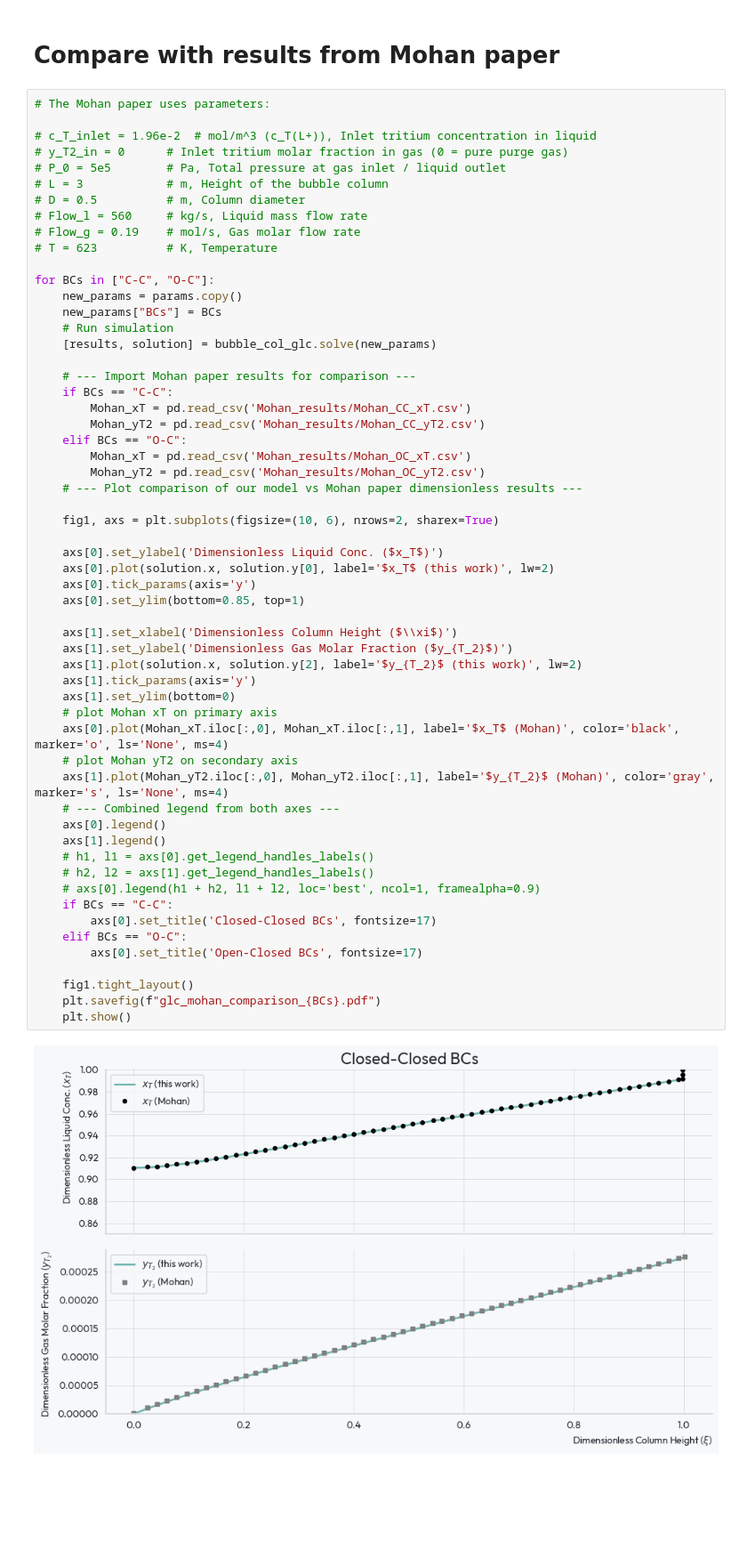
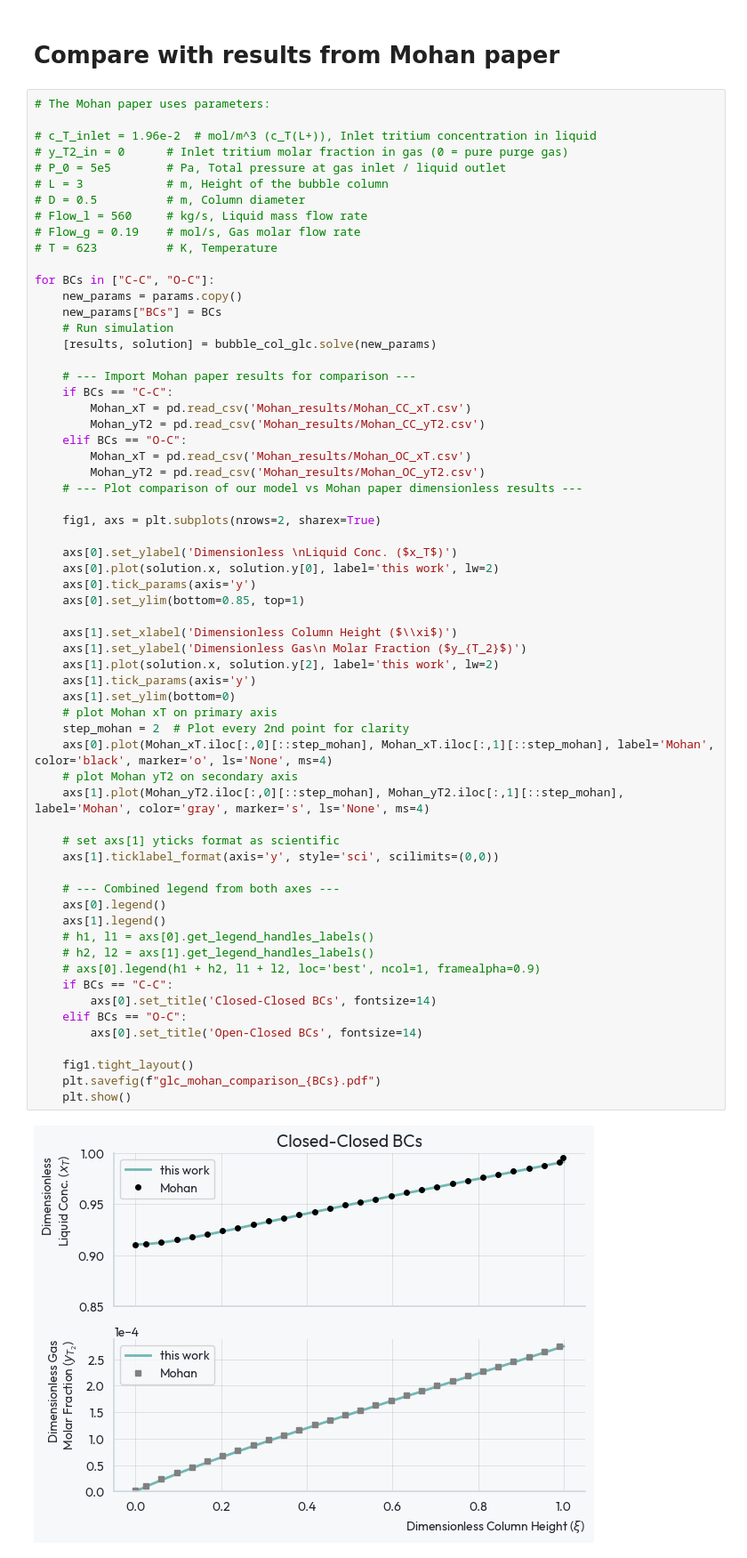
Before and after one commit to rossmacdonald98/BubbleColumnGLC, a Jupyter notebook: GLC/plots.ipynb, the cells around one changed output. Shown at 89% size. Saved outputs shown, nothing was run; the diff lists cells and outputs as text; blank space fills up the shorter version.

Commit message:
improved clarity

```diff
--- a/GLC/plots.ipynb
+++ b/GLC/plots.ipynb
@@ -231,40 +231,45 @@ for BCs in ["C-C", "O-C"]:
     if BCs == "C-C":
         Mohan_xT = pd.read_csv('Mohan_results/Mohan_CC_xT.csv')
         Mohan_yT2 = pd.read_csv('Mohan_results/Mohan_CC_yT2.csv')
     elif BCs == "O-C":
         Mohan_xT = pd.read_csv('Mohan_results/Mohan_OC_xT.csv')
         Mohan_yT2 = pd.read_csv('Mohan_results/Mohan_OC_yT2.csv')
     # --- Plot comparison of our model vs Mohan paper dimensionless results ---
 
-    fig1, axs = plt.subplots(figsize=(10, 6), nrows=2, sharex=True)
+    fig1, axs = plt.subplots(nrows=2, sharex=True)
 
-    axs[0].set_ylabel('Dimensionless Liquid Conc. ($x_T$)')
-    axs[0].plot(solution.x, solution.y[0], label='$x_T$ (this work)', lw=2)
+    axs[0].set_ylabel('Dimensionless \nLiquid Conc. ($x_T$)')
+    axs[0].plot(solution.x, solution.y[0], label='this work', lw=2)
     axs[0].tick_params(axis='y')
     axs[0].set_ylim(bottom=0.85, top=1)
 
     axs[1].set_xlabel('Dimensionless Column Height ($\\xi$)')
-    axs[1].set_ylabel('Dimensionless Gas Molar Fraction ($y_{T_2}$)')
-    axs[1].plot(solution.x, solution.y[2], label='$y_{T_2}$ (this work)', lw=2)
+    axs[1].set_ylabel('Dimensionless Gas\n Molar Fraction ($y_{T_2}$)')
+    axs[1].plot(solution.x, solution.y[2], label='this work', lw=2)
     axs[1].tick_params(axis='y')
     axs[1].set_ylim(bottom=0)
     # plot Mohan xT on primary axis
-    axs[0].plot(Mohan_xT.iloc[:,0], Mohan_xT.iloc[:,1], label='$x_T$ (Mohan)', color='black', marker='o', ls='None', ms=4)
+    step_mohan = 2  # Plot every 2nd point for clarity
+    axs[0].plot(Mohan_xT.iloc[:,0][::step_mohan], Mohan_xT.iloc[:,1][::step_mohan], label='Mohan', color='black', marker='o', ls='None', ms=4)
     # plot Mohan yT2 on secondary axis
-    axs[1].plot(Mohan_yT2.iloc[:,0], Mohan_yT2.iloc[:,1], label='$y_{T_2}$ (Mohan)', color='gray', marker='s', ls='None', ms=4)
+    axs[1].plot(Mohan_yT2.iloc[:,0][::step_mohan], Mohan_yT2.iloc[:,1][::step_mohan], label='Mohan', color='gray', marker='s', ls='None', ms=4)
+
+    # set axs[1] yticks format as scientific
+    axs[1].ticklabel_format(axis='y', style='sci', scilimits=(0,0))
+
     # --- Combined legend from both axes ---
     axs[0].legend()
     axs[1].legend()
     # h1, l1 = axs[0].get_legend_handles_labels()
     # h2, l2 = axs[1].get_legend_handles_labels()
     # axs[0].legend(h1 + h2, l1 + l2, loc='best', ncol=1, framealpha=0.9)
     if BCs == "C-C":
-        axs[0].set_title('Closed-Closed BCs', fontsize=17)
+        axs[0].set_title('Closed-Closed BCs', fontsize=14)
     elif BCs == "O-C":
-        axs[0].set_title('Open-Closed BCs', fontsize=17)
+        axs[0].set_title('Open-Closed BCs', fontsize=14)
 
     fig1.tight_layout()
     plt.savefig(f"glc_mohan_comparison_{BCs}.pdf")
     plt.show()
 # %% [output]
-[figure, old version]
+[figure, new version]
```
Also changed, not shown: parts of 1 cell of this notebook.
